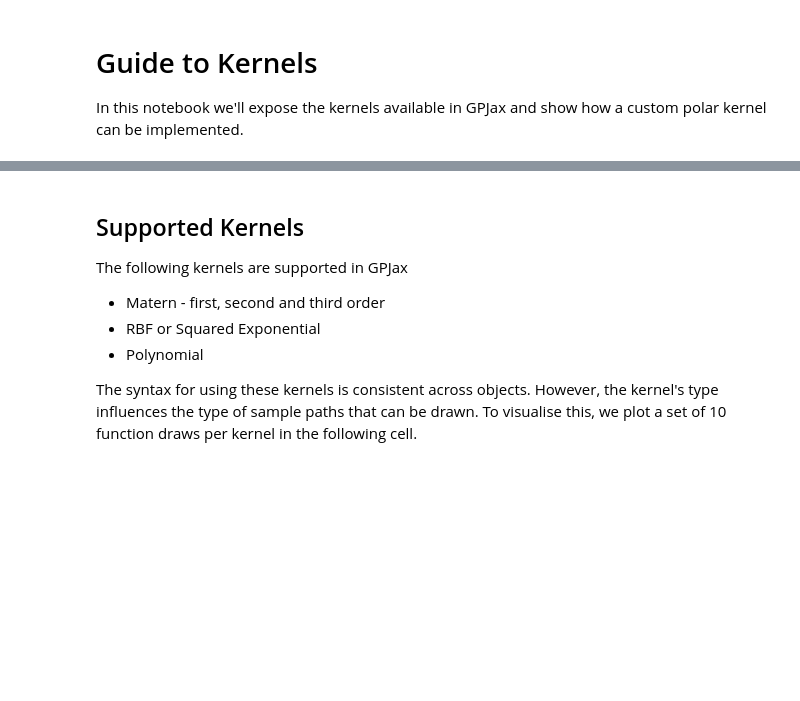
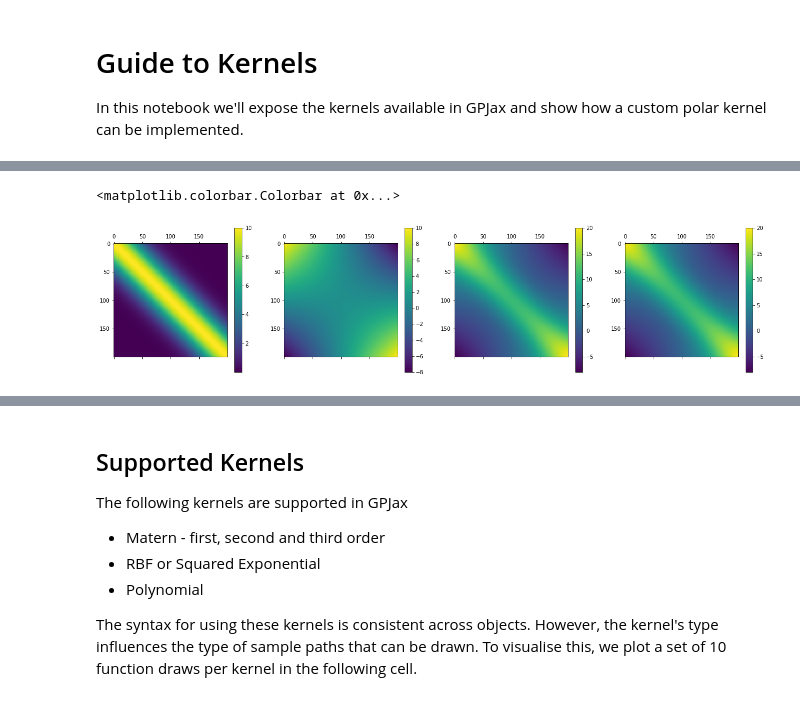
Before and after one commit to JaxGaussianProcesses/GPJax, a Jupyter notebook: docs/nbs/kernels.ipynb, the cells around one changed output, grey strips where cells are left out. Drawn from its saved outputs; the diff is of its cells as text; code cells hidden in the pictures; blank space fills up the shorter version.

Commit message:
Combination kernels

```diff
--- a/docs/nbs/kernels.ipynb
+++ b/docs/nbs/kernels.ipynb
@@ -16 +16,23 @@ key = jr.PRNGKey(123)
 WARNING:absl:No GPU/TPU found, falling back to CPU. (Set TF_CPP_MIN_LOG_LEVEL=0 and rerun for more info.)
+# %%
+k1 = gpx.RBF()
+k1._params = {'lengthscale': jnp.array(1.), 'variance': jnp.array(10.)}
+k2 = gpx.Polynomial()
+sum_k = k1 + k2
+# %%
+x = jnp.linspace(-3., 3., num=200).reshape(-1, 1)
+
+fig, ax = plt.subplots(ncols=4, figsize=(22, 5))
+im0=ax[0].matshow(gpx.kernels.gram(k1, x, k1.params))
+im1=ax[1].matshow(gpx.kernels.gram(k2, x, k2.params))
+im2=ax[2].matshow(gpx.kernels.gram(sum_k, x, sum_k.params))
+im3=ax[3].matshow(gpx.kernels.gram(k1, x, k1.params)+gpx.kernels.gram(k2, x, k2.params))
+
+
+fig.colorbar(im0, ax=ax[0])
+fig.colorbar(im1, ax=ax[1])
+fig.colorbar(im2, ax=ax[2])
+fig.colorbar(im3, ax=ax[3])
+# %% [output]
+<matplotlib.colorbar.Colorbar at 0x...>
+[figure, added]
```
Also changed, not shown: parts of 9 cells of this notebook, 2 other files.
